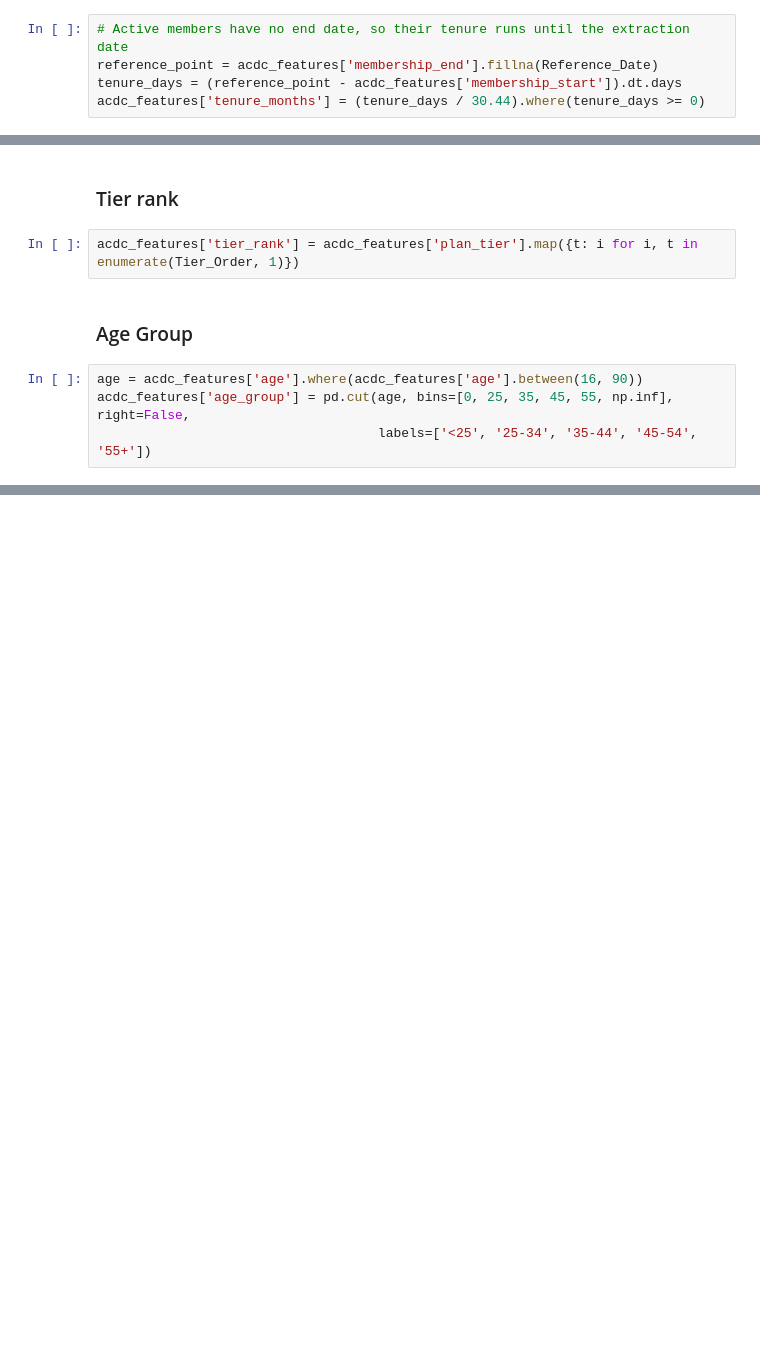
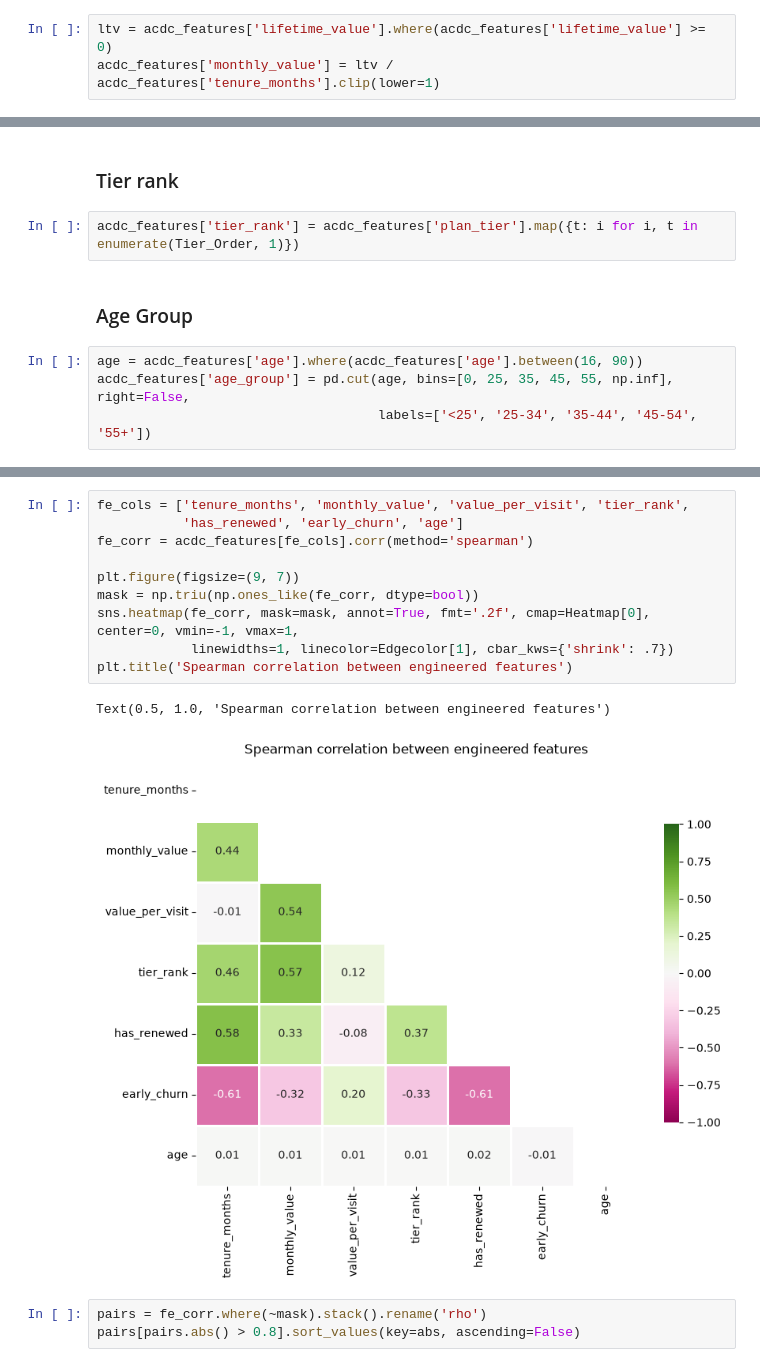
Before and after one commit to jfmenezes/Data-Mining-Project, a Jupyter notebook: Notebooks/DE_Graphs_With_Features_JM.ipynb, the cells around one changed output, grey strips where cells are left out. Drawn from its saved outputs; the diff is of its cells as text; blank space fills up the shorter version.

Commit message:
corrected text and added missing descriptions

```diff
--- a/Notebooks/DE_Graphs_With_Features_JM.ipynb
+++ b/Notebooks/DE_Graphs_With_Features_JM.ipynb
@@ -873,10 +873,8 @@ acdc_features['tenure_months'] = (tenure_days / 30.44).where(tenure_days >= 0)
 # %% [markdown]
 ### Monthly value
 # %%
-# Active members have no end date, so their tenure runs until the extraction date
-reference_point = acdc_features['membership_end'].fillna(Reference_Date)
-tenure_days = (reference_point - acdc_features['membership_start']).dt.days
-acdc_features['tenure_months'] = (tenure_days / 30.44).where(tenure_days >= 0)
+ltv = acdc_features['lifetime_value'].where(acdc_features['lifetime_value'] >= 0)
+acdc_features['monthly_value'] = ltv / acdc_features['tenure_months'].clip(lower=1)
 # %% [markdown]
 ### Value per visit
 # %%
@@ -907,0 +924,16 @@ KeyError: "['monthly_value'] not in index"
+# %%
+fe_cols = ['tenure_months', 'monthly_value', 'value_per_visit', 'tier_rank',
+           'has_renewed', 'early_churn', 'age']
+fe_corr = acdc_features[fe_cols].corr(method='spearman')
+
+plt.figure(figsize=(9, 7))
+mask = np.triu(np.ones_like(fe_corr, dtype=bool))
+sns.heatmap(fe_corr, mask=mask, annot=True, fmt='.2f', cmap=Heatmap[0], center=0, vmin=-1, vmax=1,
+            linewidths=1, linecolor=Edgecolor[1], cbar_kws={'shrink': .7})
+plt.title('Spearman correlation between engineered features')
+# %% [output]
+Text(0.5, 1.0, 'Spearman correlation between engineered features')
+[figure, added]
+# %%
+pairs = fe_corr.where(~mask).stack().rename('rho')
+pairs[pairs.abs() > 0.8].sort_values(key=abs, ascending=False)
```
Also changed, not shown: parts of 4 cells of this notebook, 2 other files.
